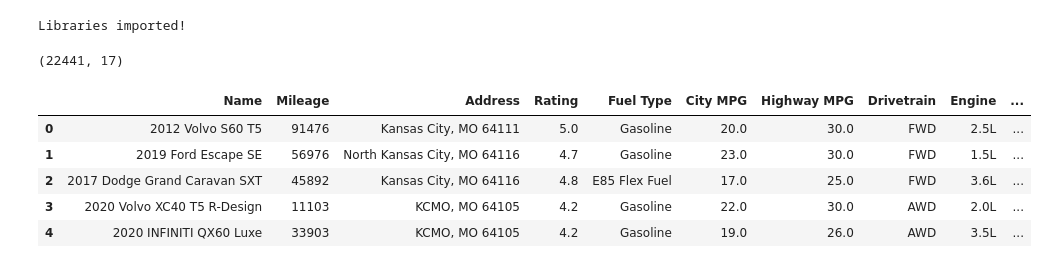
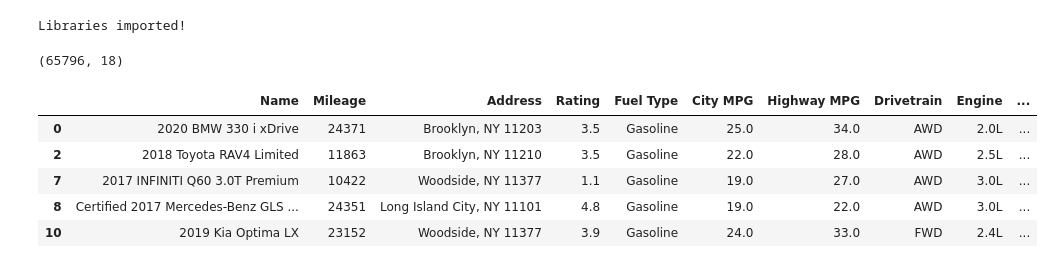
Before and after one commit to luongtruong77/regression-car-price-predictor, a Jupyter notebook: Modeling.ipynb, the cells around one changed output. Drawn from its saved outputs; the diff is of its cells as text; code cells hidden in the pictures.

```diff
--- a/Modeling.ipynb
+++ b/Modeling.ipynb
@@ -22,15 +22,15 @@ print("Libraries imported!")
 # %% [output]
 Libraries imported!
 # %%
-df = pd.read_csv('data/clean_20000.csv', index_col=0)
+df = pd.read_csv('cleaned_data.csv', index_col=0)
 print(df.shape)
 df.head()
 # %% [output]
-(22441, 17)
+(65796, 18)
 |  | Name | Mileage | Address | Rating | Fuel Type | City MPG | Highway MPG | Drivetrain | Engine | ... |
-| 0 | 2012 Volvo S60 T5 | 91476 | Kansas City, MO 64111 | 5.0 | Gasoline | 20.0 | 30.0 | FWD | 2.5L | ... |
-| 1 | 2019 Ford Escape SE | 56976 | North Kansas City, MO 64116 | 4.7 | Gasoline | 23.0 | 30.0 | FWD | 1.5L | ... |
-| 2 | 2017 Dodge Grand Caravan SXT | 45892 | Kansas City, MO 64116 | 4.8 | E85 Flex Fuel | 17.0 | 25.0 | FWD | 3.6L | ... |
-| 3 | 2020 Volvo XC40 T5 R-Design | 11103 | KCMO, MO 64105 | 4.2 | Gasoline | 22.0 | 30.0 | AWD | 2.0L | ... |
-| 4 | 2020 INFINITI QX60 Luxe | 33903 | KCMO, MO 64105 | 4.2 | Gasoline | 19.0 | 26.0 | AWD | 3.5L | ... |
+| 0 | 2020 BMW 330 i xDrive | 24371 | Brooklyn, NY 11203 | 3.5 | Gasoline | 25.0 | 34.0 | AWD | 2.0L | ... |
+| 2 | 2018 Toyota RAV4 Limited | 11863 | Brooklyn, NY 11210 | 3.5 | Gasoline | 22.0 | 28.0 | AWD | 2.5L | ... |
+| 7 | 2017 INFINITI Q60 3.0T Premium | 10422 | Woodside, NY 11377 | 1.1 | Gasoline | 19.0 | 27.0 | AWD | 3.0L | ... |
+| 8 | Certified 2017 Mercedes-Benz GLS ... | 24351 | Long Island City, NY 11101 | 4.8 | Gasoline | 19.0 | 22.0 | AWD | 3.0L | ... |
+| 10 | 2019 Kia Optima LX | 23152 | Woodside, NY 11377 | 3.9 | Gasoline | 24.0 | 33.0 | FWD | 2.4L | ... |
 # %%
```
Also changed, not shown: parts of 37 cells of this notebook, 2 other files.
